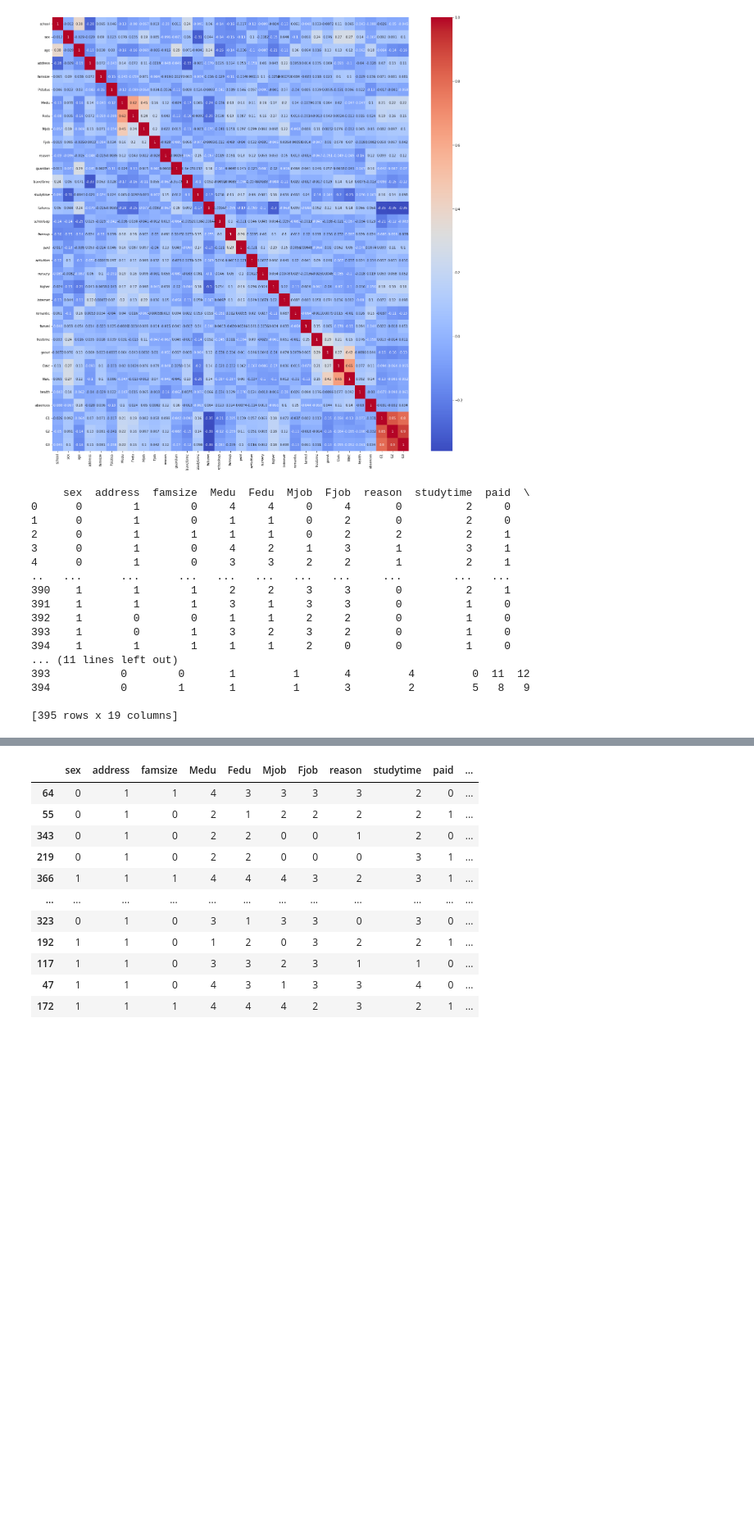
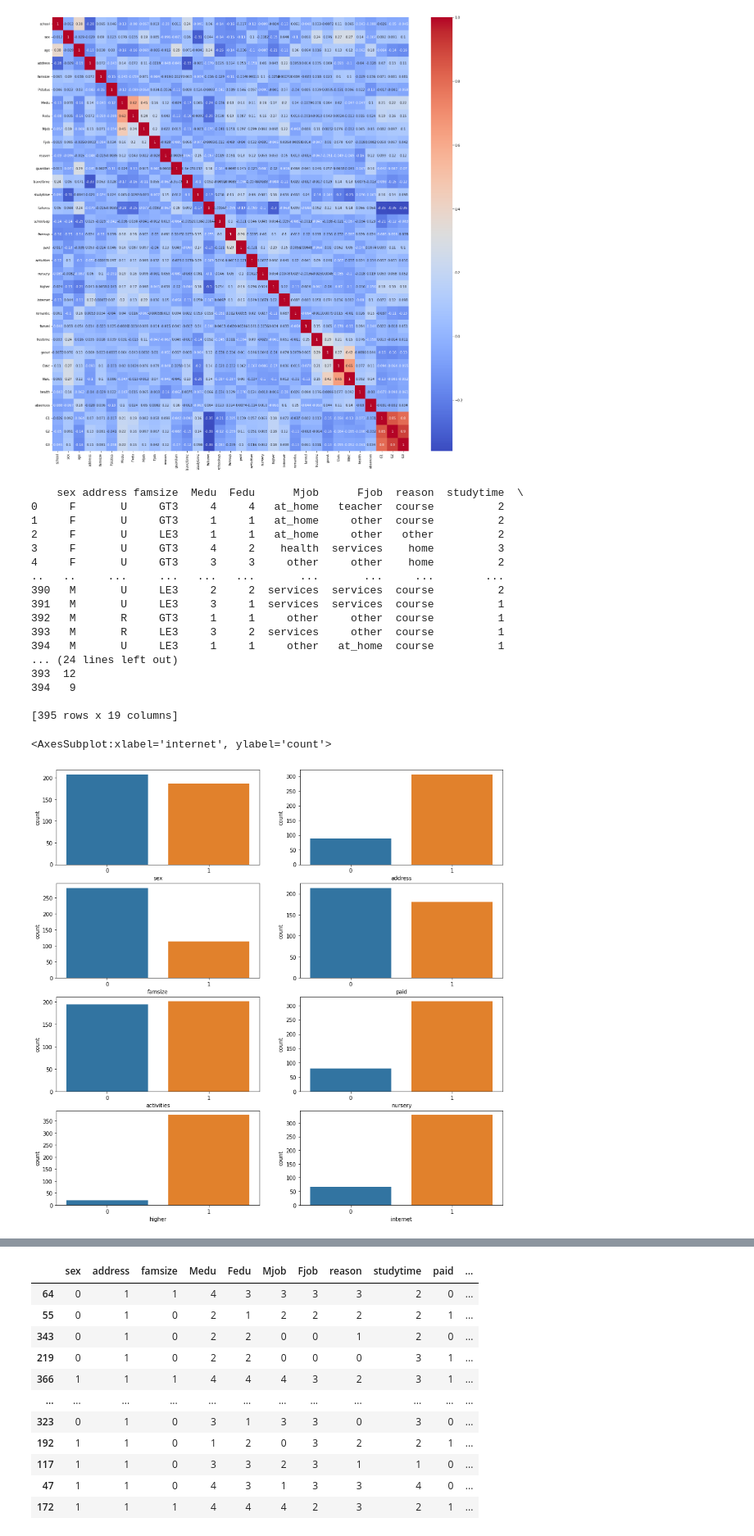
Before and after one commit to pandesindu/student_alcohol_cons, a Jupyter notebook: Reggresi_data korelasi positif_G3.ipynb, the cells around one changed output, grey strips where cells are left out. Shown at 82% size. Saved outputs shown, nothing was run; the diff lists cells and outputs as text; code cells hidden in the pictures; blank space fills up the shorter version.

```diff
--- a/Reggresi_data korelasi positif_G3.ipynb
+++ b/Reggresi_data korelasi positif_G3.ipynb
@@ -55,9 +97,10 @@ le = LabelEncoder()
 # looking for categorical data
 categorial_data = df.select_dtypes(include=['object']).columns
 
-# encode categorical data
+# encode categorical data and save it in new dataframe
+df_new = df.copy()
 for i in categorial_data:
-    df[i] = le.fit_transform(df[i])
+    df_new[i] = le.fit_transform(df_new[i])
 
 # print first 5 rows
 df.head()
@@ -85,20 +128,20 @@ y = df['G3']
 
 print(X)
 # %% [output]
-     sex  address  famsize  Medu  Fedu  Mjob  Fjob  reason  studytime  paid  \
-0      0        1        0     4     4     0     4       0          2     0
-1      0        1        0     1     1     0     2       0          2     0
-2      0        1        1     1     1     0     2       2          2     1
-3      0        1        0     4     2     1     3       1          3     1
-4      0        1        0     3     3     2     2       1          2     1
-..   ...      ...      ...   ...   ...   ...   ...     ...        ...   ...
-390    1        1        1     2     2     3     3       0          2     1
-391    1        1        1     3     1     3     3       0          1     0
-392    1        0        0     1     1     2     2       0          1     0
-393    1        0        1     3     2     3     2       0          1     0
-394    1        1        1     1     1     2     0       0          1     0
-... (11 lines left out)
-393           0        0       1         1       4         4         0  11  12
-394           0        1       1         1       3         2         5   8   9
+    sex address famsize  Medu  Fedu      Mjob      Fjob  reason  studytime  \
+0     F       U     GT3     4     4   at_home   teacher  course          2
+1     F       U     GT3     1     1   at_home     other  course          2
+2     F       U     LE3     1     1   at_home     other   other          2
+3     F       U     GT3     4     2    health  services    home          3
+4     F       U     GT3     3     3     other     other    home          2
+..   ..     ...     ...   ...   ...       ...       ...     ...        ...
+390   M       U     LE3     2     2  services  services  course          2
+391   M       U     LE3     3     1  services  services  course          1
+392   M       R     GT3     1     1     other     other  course          1
+393   M       R     LE3     3     2  services     other  course          1
+394   M       U     LE3     1     1     other   at_home  course          1
+... (24 lines left out)
+393  12
+394   9
 
 [395 rows x 19 columns]
@@ -106,0 +148,14 @@ print(X)
+# %%
+# plot data sex, address, famsize, paid, activities, nursery, higher, internet in 4 rows and 2 columns
+fig, ax = plt.subplots(4,2, figsize=(15,15))
+sns.countplot(X['sex'], ax=ax[0,0])
+sns.countplot(X['address'], ax=ax[0,1])
+sns.countplot(X['famsize'], ax=ax[1,0])
+sns.countplot(X['paid'], ax=ax[1,1])
+sns.countplot(X['activities'], ax=ax[2,0])
+sns.countplot(X['nursery'], ax=ax[2,1])
+sns.countplot(X['higher'], ax=ax[3,0])
+sns.countplot(X['internet'], ax=ax[3,1])
+# %% [output]
+<AxesSubplot:xlabel='internet', ylabel='count'>
+[figure, added]
```
Also changed, not shown: parts of 8 cells of this notebook.
